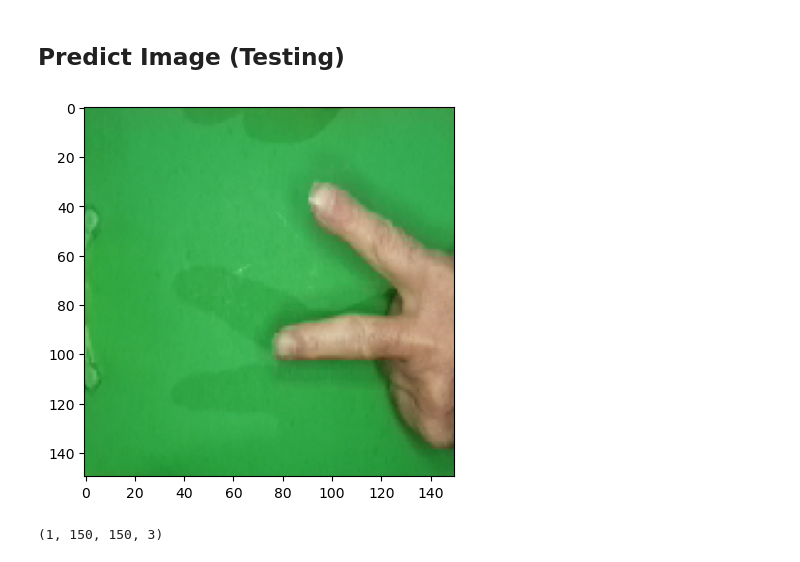
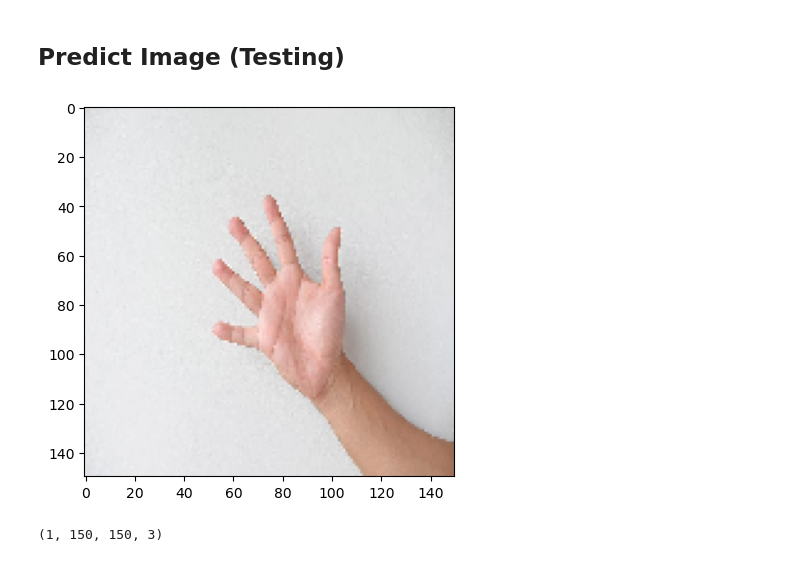
Before and after one commit to akmalmzkki/image-classification, a Jupyter notebook: image.ipynb, the cells around one changed output. Saved outputs shown, nothing was run; the diff lists cells and outputs as text; code cells hidden in the pictures.

```diff
--- a/image.ipynb
+++ b/image.ipynb
@@ -192,11 +192,11 @@ plt.show()
 ## Predict Image (Testing)
 # %%
 # Load image
-img = image.load_img('scissor.png', target_size=(150, 150))
+img = image.load_img('paper.jpg', target_size=(150, 150))
 imgplot = plt.imshow(img)
 plt.show()
 # %% [output]
-[figure, old version]
+[figure, new version]
 # %%
 # Convert image to array
 x = image.img_to_array(img)
```
Also changed, not shown: parts of 2 cells of this notebook, 1 other file.
